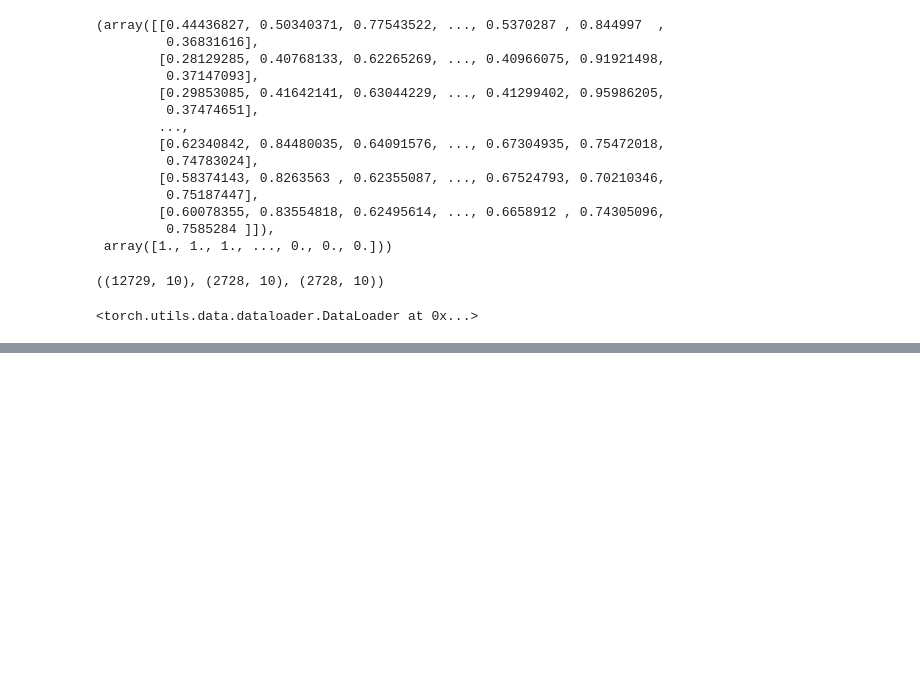
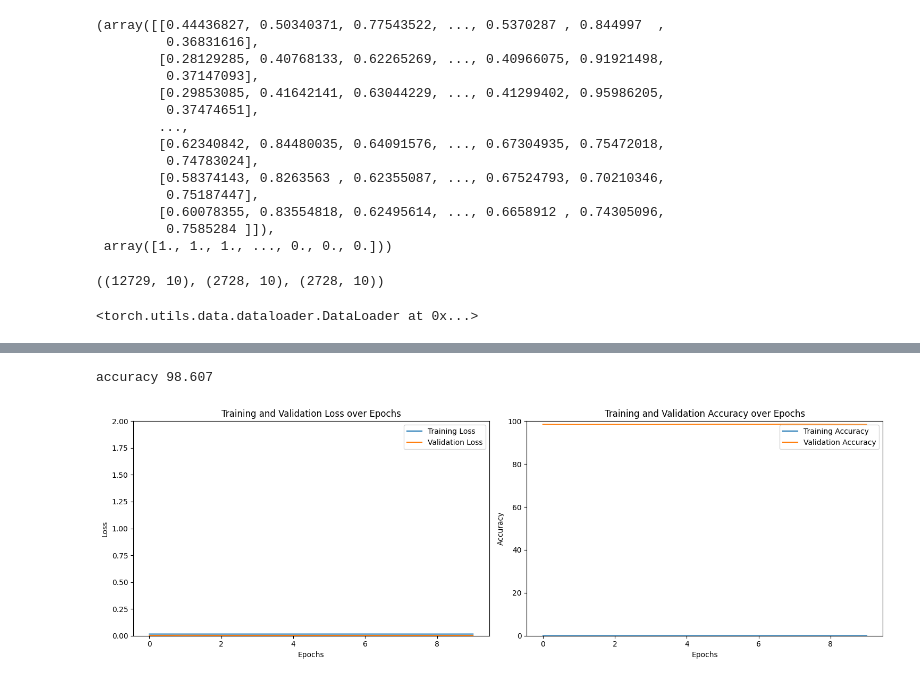
Before and after one commit to thecodemaster152/rice-type-classification, a Jupyter notebook: Rice_type_classification_using_pytorch.ipynb, the cells around one changed output, grey strips where cells are left out. Drawn from its saved outputs; the diff is of its cells as text; code cells hidden in the pictures; blank space fills up the shorter version.

```diff
--- a/Rice_type_classification_using_pytorch.ipynb
+++ b/Rice_type_classification_using_pytorch.ipynb
@@ -123,13 +119,13 @@ class dataset(Dataset):
   def __getitem__(self, idx):
       return self.X[idx], self.Y[idx]
 # %%
-trainig_data = dataset(X_train , y_train)
+training_data = dataset(X_train , y_train)
 testing_data = dataset(X_test , y_test)
 validation_data = dataset(X_val , y_val)
 # %%
-train_dataloader = DataLoader(trainig_data, batch_size=8, shuffle=True)
-test_dataloader = DataLoader(testing_data, batch_size=8, shuffle=True)
-val_dataloader = DataLoader(validation_data, batch_size=8, shuffle=True)
+train_dataloader = DataLoader(training_data, batch_size=32, shuffle=True)
+test_dataloader = DataLoader(testing_data, batch_size=32, shuffle=True)
+val_dataloader = DataLoader(validation_data, batch_size=32, shuffle=True)
 # %%
 train_dataloader
 # %% [output]
@@ -181,0 +196,3 @@ model = MyModel().to(device)
+# %%
+criterion = nn.BCELoss()
+optimizer = Adam(model.parameters(), lr = 0.001)
@@ -181,0 +274,41 @@ model = MyModel().to(device)
+# %%
+with torch.no_grad():
+  total_loss_test = 0
+  total_acc_test = 0
+  for data in testing_data:
+    inputs , labels = data
+
+    prediction = model(inputs).squeeze()
+
+    batch_loss_test = criterion(prediction , labels)
+    total_loss_test += batch_loss_test.item()
+
+    total_acc_test += ((prediction).round() == labels).sum().item()
+
+  print("accuracy" , round(total_acc_test/(testing_data.__len__())*100, 4))
+# %% [output]
+accuracy 98.607
+# %%
+fig, axs = plt.subplots(nrows=1, ncols=2, figsize=(15, 5))
+
+axs[0].plot(total_loss_train_plot, label='Training Loss')
+axs[0].plot(total_loss_val_plot, label='Validation Loss')
+axs[0].set_title('Training and Validation Loss over Epochs')
+axs[0].set_xlabel('Epochs')
+axs[0].set_ylabel('Loss')
+axs[0].set_ylim([0, 2])
+axs[0].legend()
+
+axs[1].plot(total_acc_train_plot, label='Training Accuracy')
+axs[1].plot(total_acc_val_plot, label='Validation Accuracy')
+axs[1].set_title('Training and Validation Accuracy over Epochs')
+axs[1].set_xlabel('Epochs')
+axs[1].set_ylabel('Accuracy')
+axs[1].set_ylim([0, 100])
+axs[1].legend()
+
+plt.tight_layout()
+
+plt.show()
+# %% [output]
+[figure, added]
```
Also changed, not shown: parts of 5 cells of this notebook.
